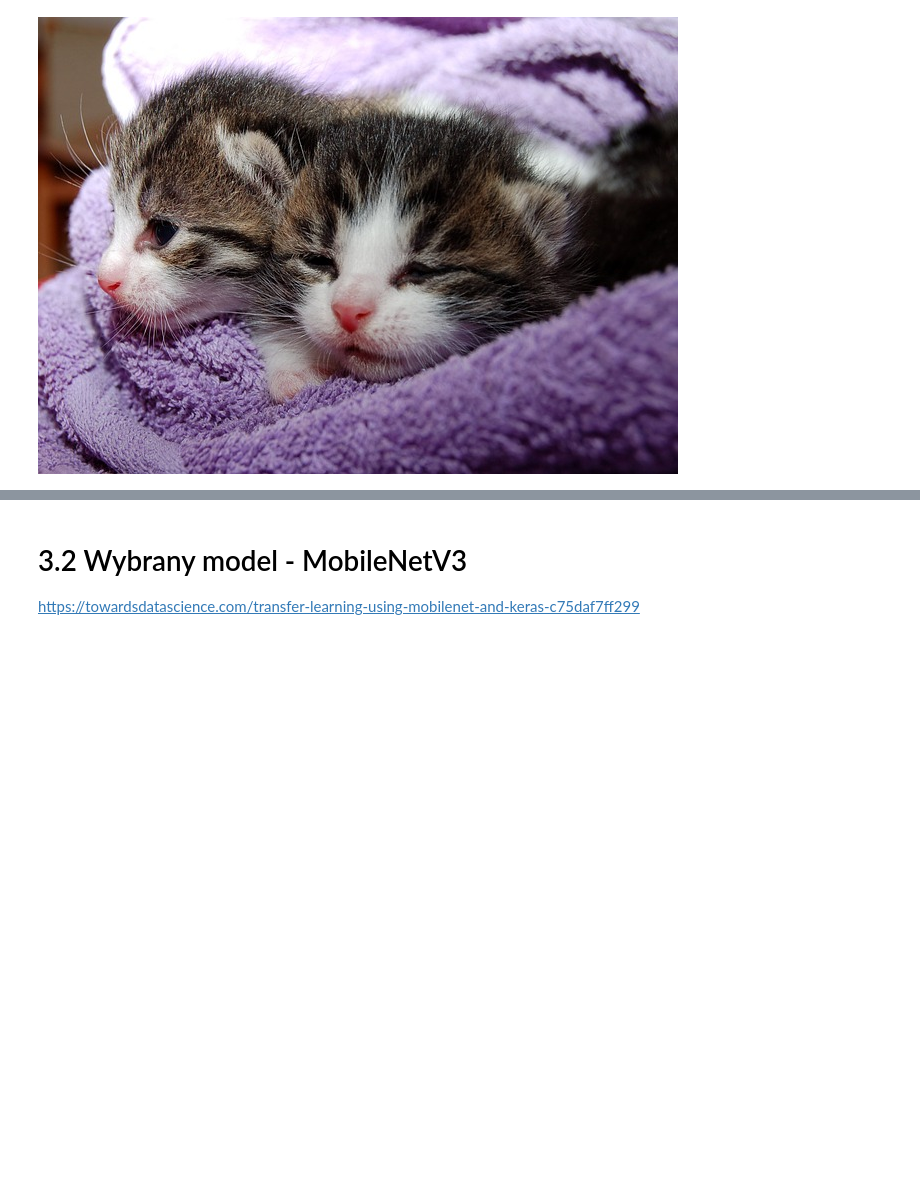
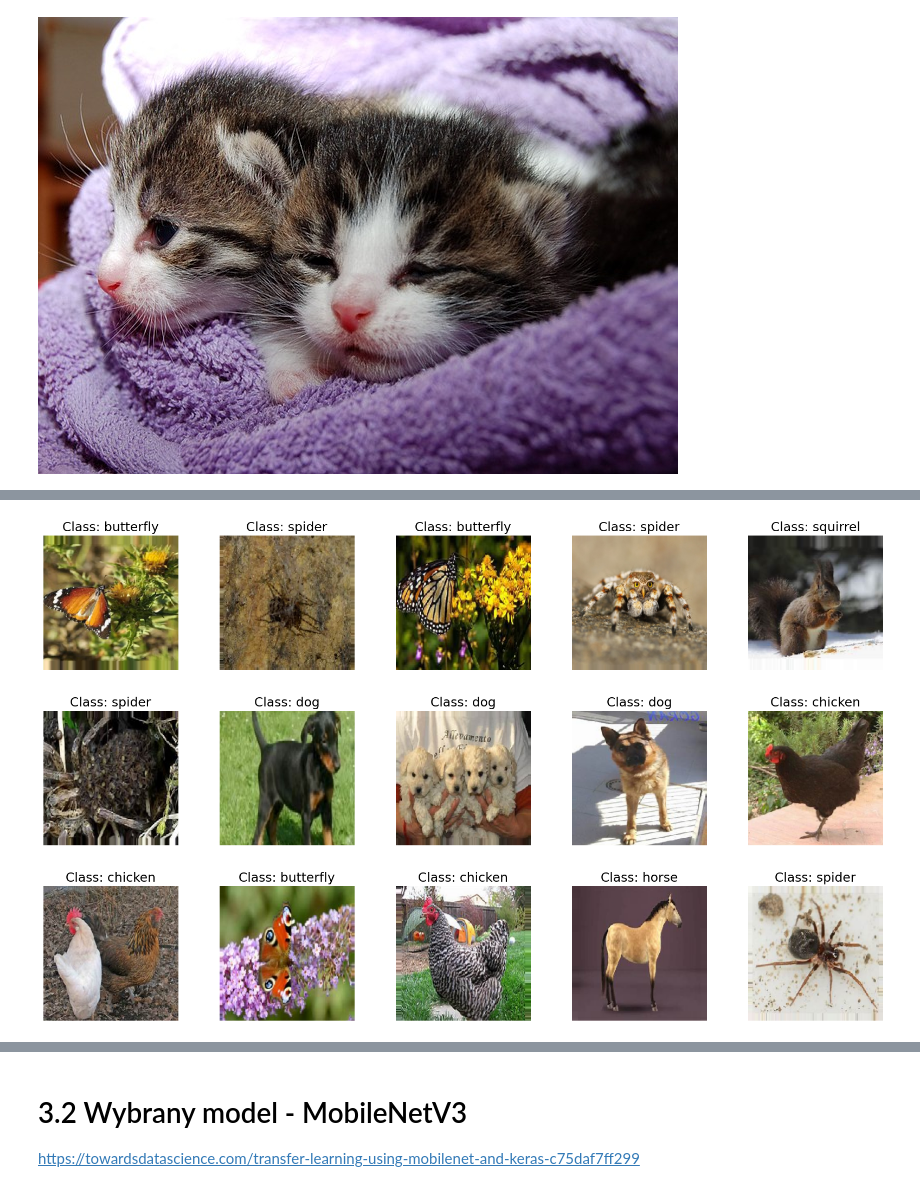
Before and after one commit to mgraves236/neural-networks, a Jupyter notebook: Sieci_neuronowe_Projekt.ipynb, the cells around one changed output, grey strips where cells are left out. Cells and saved outputs as stored; diff of their text form; code cells hidden in the pictures; blank space fills up the shorter version.

```diff
--- a/Sieci_neuronowe_Projekt.ipynb
+++ b/Sieci_neuronowe_Projekt.ipynb
@@ -124,0 +130,15 @@ Egyptian_cat (81.23%)
+# %%
+labels=[key for key in traindata.class_indices]
+samples=traindata.__next__()
+images=samples[0]
+target=samples[1]
+plt.rcParams['figure.figsize']=(20,20)
+
+for i in range(15):
+    plt.subplot(5,5,i+1)
+    plt.subplots_adjust(hspace=0.3,wspace=.3)
+    plt.imshow(images[i])
+    plt.title(f"Class: {labels[np.argmax(target[i],axis=0)]}")
+    plt.axis('off')
+# %% [output]
+[figure, added]
```
Also changed, not shown: parts of 27 cells of this notebook.
